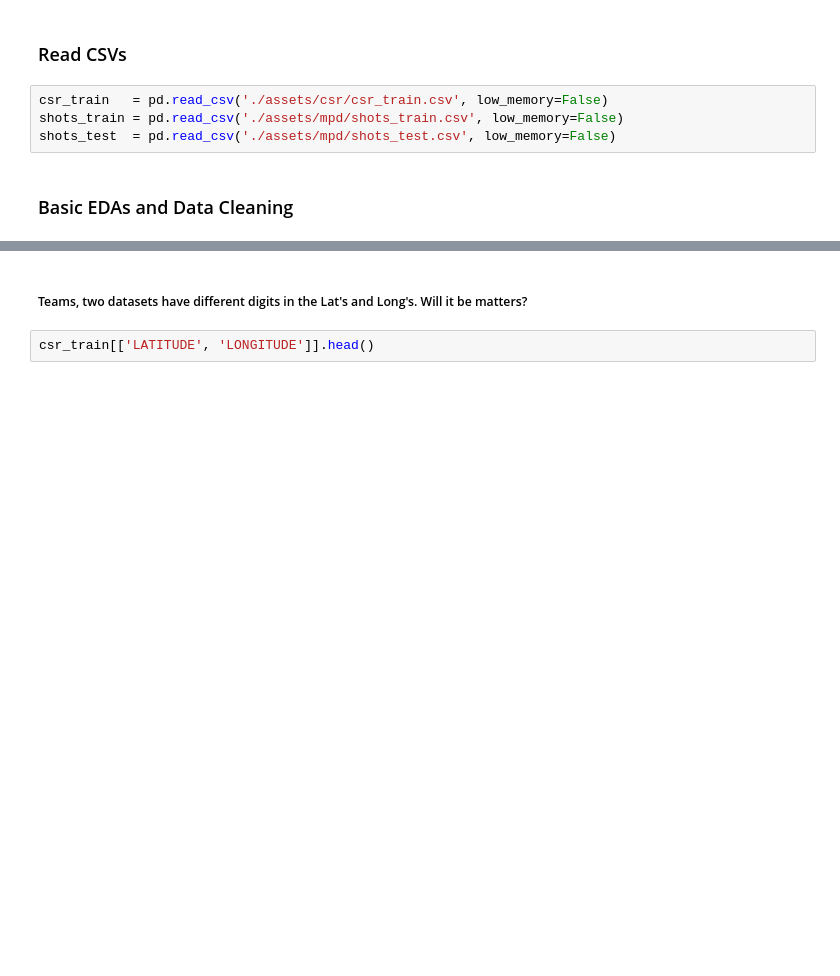
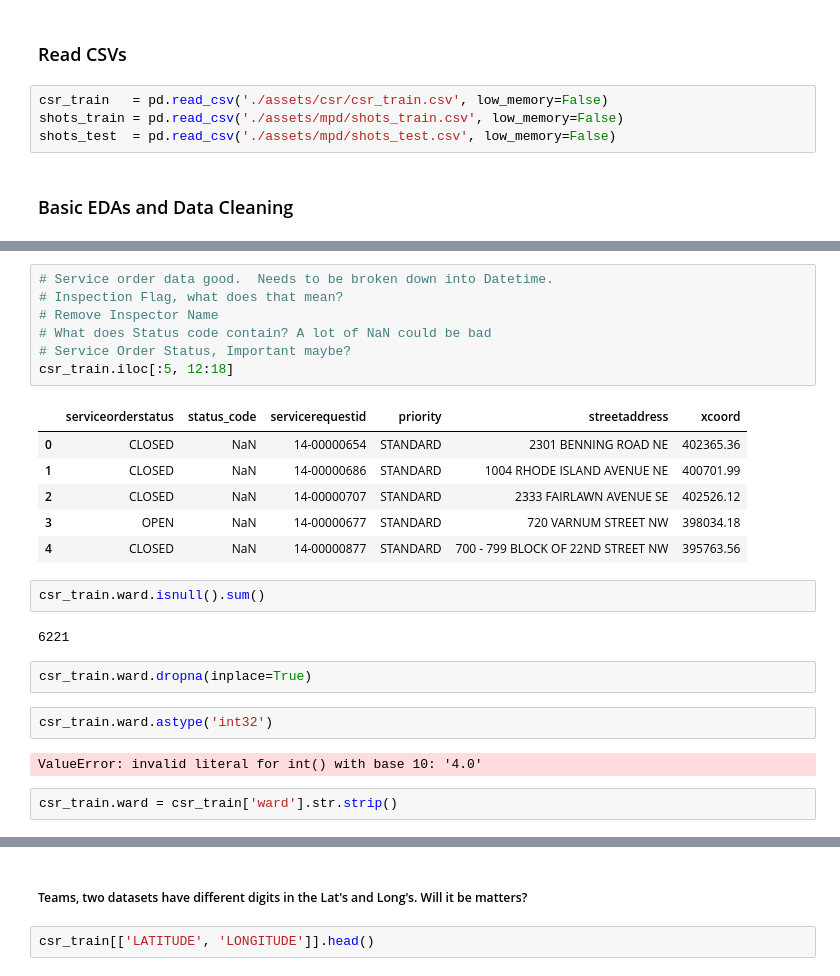
Before and after one commit to haoapple/The_Lab_DC_client_project, a Jupyter notebook: 02.EDA.ipynb, the cells around one changed output, grey strips where cells are left out. Cells and saved outputs as stored; diff of their text form; blank space fills up the shorter version.

```diff
--- a/02.EDA.ipynb
+++ b/02.EDA.ipynb
@@ -67,0 +167,26 @@ dtype: int64
+# %%
+# Service order data good.  Needs to be broken down into Datetime.
+# Inspection Flag, what does that mean?
+# Remove Inspector Name
+# What does Status code contain? A lot of NaN could be bad
+# Service Order Status, Important maybe?
+csr_train.iloc[:5, 12:18]
+# %% [output]
+|  | serviceorderstatus | status_code | servicerequestid | priority | streetaddress | xcoord |
+| 0 | CLOSED | NaN | 14-00000654 | STANDARD | 2301 BENNING ROAD NE | 402365.36 |
+| 1 | CLOSED | NaN | 14-00000686 | STANDARD | 1004 RHODE ISLAND AVENUE NE | 400701.99 |
+| 2 | CLOSED | NaN | 14-00000707 | STANDARD | 2333 FAIRLAWN AVENUE SE | 402526.12 |
+| 3 | OPEN | NaN | 14-00000677 | STANDARD | 720 VARNUM STREET NW | 398034.18 |
+| 4 | CLOSED | NaN | 14-00000877 | STANDARD | 700 - 799 BLOCK OF 22ND STREET NW | 395763.56 |
+# %%
+csr_train.ward.isnull().sum()
+# %% [output]
+6221
+# %%
+csr_train.ward.dropna(inplace=True)
+# %%
+csr_train.ward.astype('int32')
+# %% [output]
+ValueError: invalid literal for int() with base 10: '4.0'
+# %%
+csr_train.ward = csr_train['ward'].str.strip()
```
Also changed, not shown: parts of 14 cells of this notebook, 3 other files.
